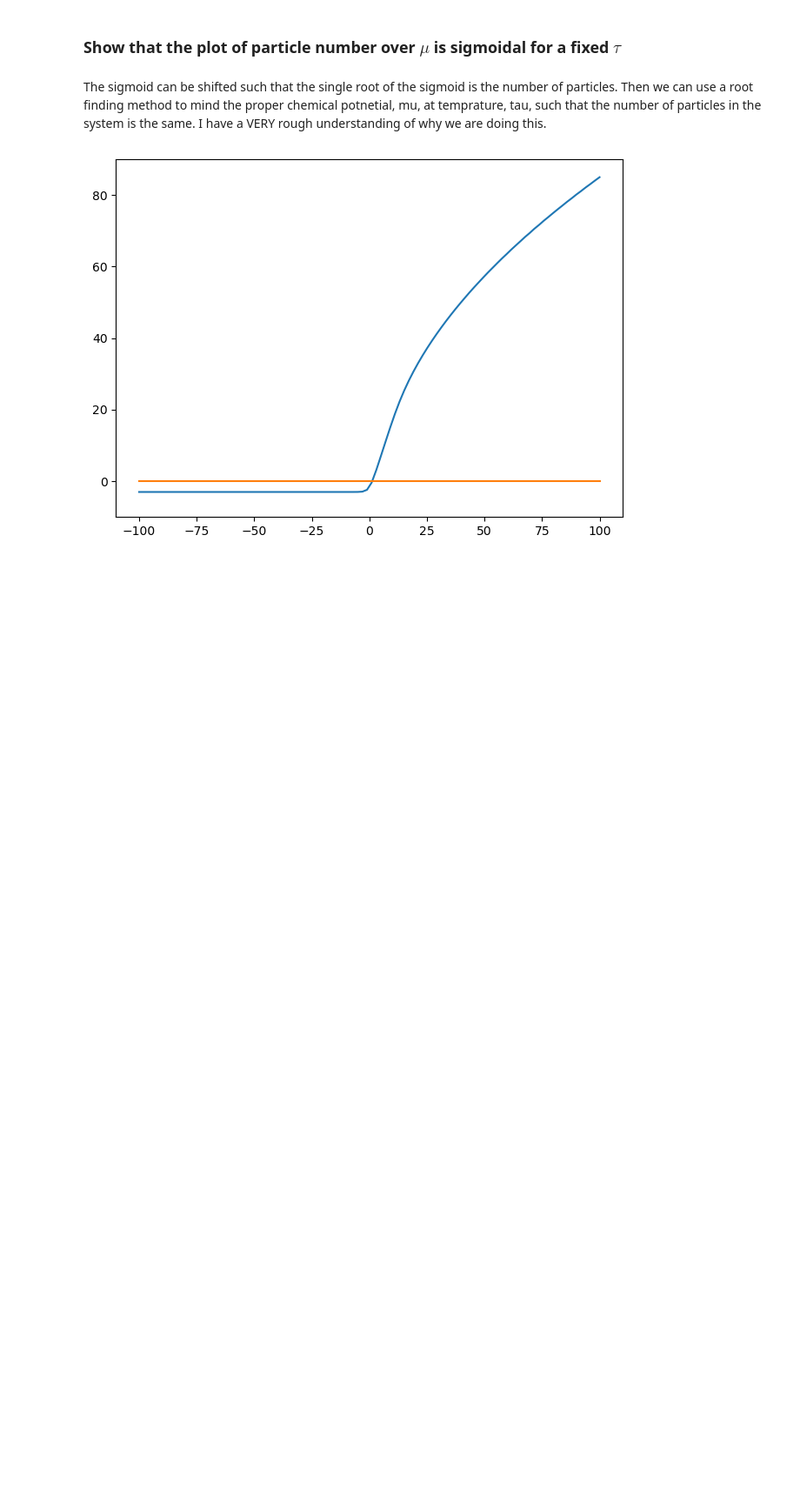
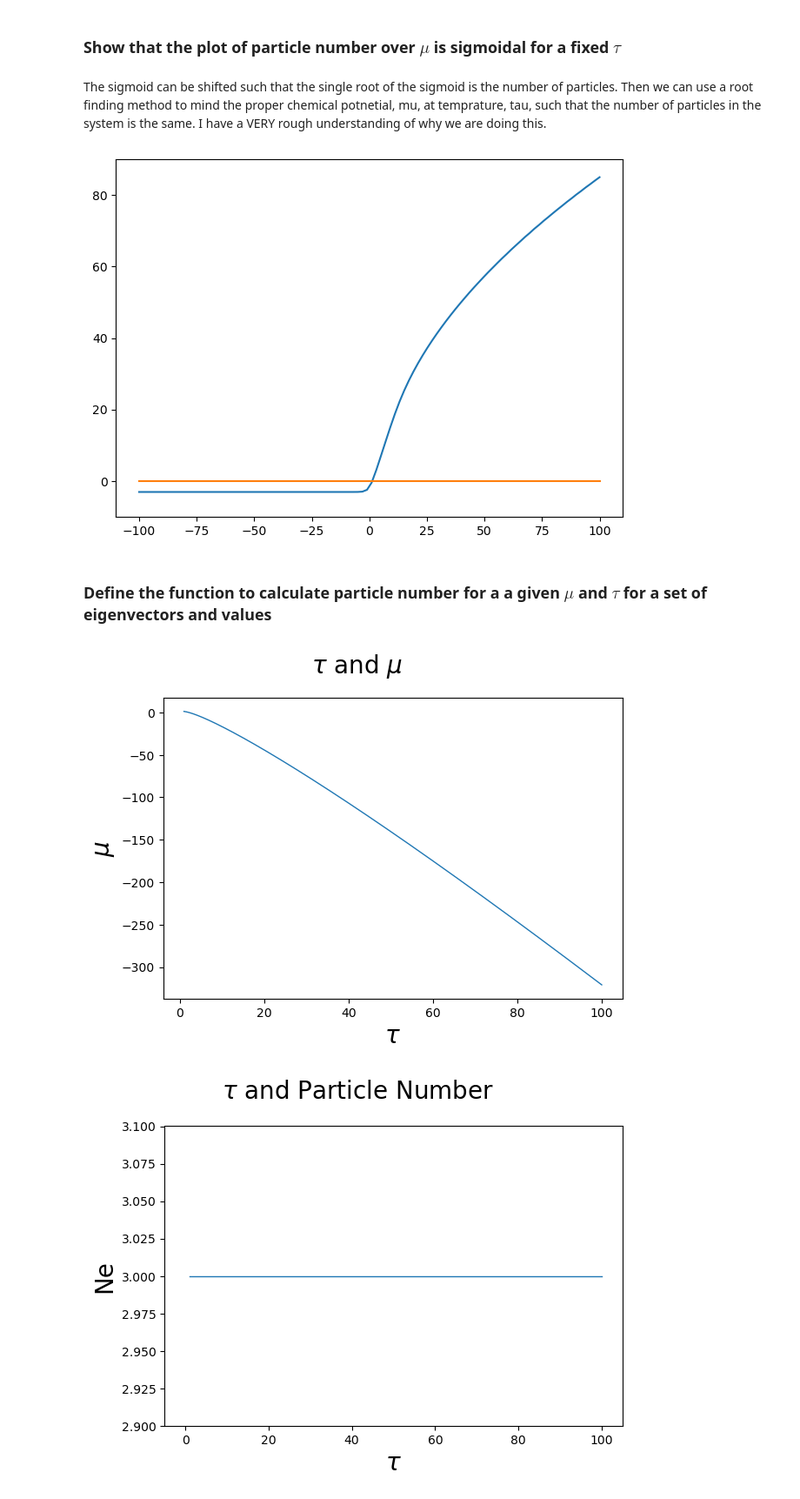
Before and after one commit to Anthony904175/Thermal_Inversions, a Jupyter notebook: Inverter/Thermal_Occupation/Thermal_Occ_Redux.ipynb, the cells around one changed output. Shown at 87% size. Saved outputs shown, nothing was run; the diff lists cells and outputs as text; code cells hidden in the pictures; blank space fills up the shorter version.

Commit message:
adjusted PlotFunc, added next section of VM code

```diff
--- a/Inverter/Thermal_Occupation/Thermal_Occ_Redux.ipynb
+++ b/Inverter/Thermal_Occupation/Thermal_Occ_Redux.ipynb
@@ -326,3 +331,5 @@ Multiplot(mus, Nes-3, np.zeros(len(mus)), a, b, Ngrid, x_lim1=a-10, x_lim2=b+10,
 #plt.plot(mus,np.zeros(len(mus)))
 # %% [output]
 [figure]
+# %% [markdown]
+### Define the function to calculate particle number for a a given $\mu$ and $\tau$ for a set of eigenvectors and values
@@ -328,0 +414,42 @@ Multiplot(mus, Nes-3, np.zeros(len(mus)), a, b, Ngrid, x_lim1=a-10, x_lim2=b+10,
+# %%
+taus = np.linspace(1,100,1001)
+dtau = taus[1]-taus[0]
+mus = np.empty(len(taus))
+Nes = np.empty(len(taus))
+mu0s = np.empty(len(taus))
+mu1s= np.empty(len(taus))
+mu_upper = np.empty(len(taus))
+
+mu0 = 1
+mu1 = 5
+
+for i,tau in enumerate(taus):
+    mu_upper[i] = mu1
+
+    func = particle_number_shifter(tau,vals,vecs,x,3)
+    mu1,fx0 = secant_method(mu0,mu1,func,criterion=1e-10)
+
+    mu0s[i] = mu0
+    mu1s[i] = mu1
+
+    mus[i] = mu1
+    Nes[i] = particle_number_function(mu1,tau,vals,vecs,x)
+
+    mu0 = mu1-(dtau+(.1*dtau*i))
+# %%
+#plt.plot(taus,mus)
+#plt.title("Tau and $\\mu$")
+#plt.xlabel('tau')
+#plt.ylabel('$\\mu$')
+#plt.show()
+plotFunction(taus, mus, title="$\\tau$ and $\\mu$", xlabel='$\\tau$', ylabel='$\\mu$')
+plotFunction(taus, Nes, title="$\\tau$ and Particle Number", xlabel='$\\tau$', ylabel='Ne', limits="y", y_lim1=2.900, y_lim2=3.100, x_lim1=-5, x_lim2=105)
+#plt.plot(taus,Nes)
+#plt.ylim(2.9,3.1)
+#plt.title("Tau and Particle Number")
+#plt.xlabel('tau')
+#plt.ylabel('$Ne$')
+#plt.show()
+# %% [output]
+[figure, added]
+[figure, added]
```
Also changed, not shown: parts of 3 cells of this notebook.
